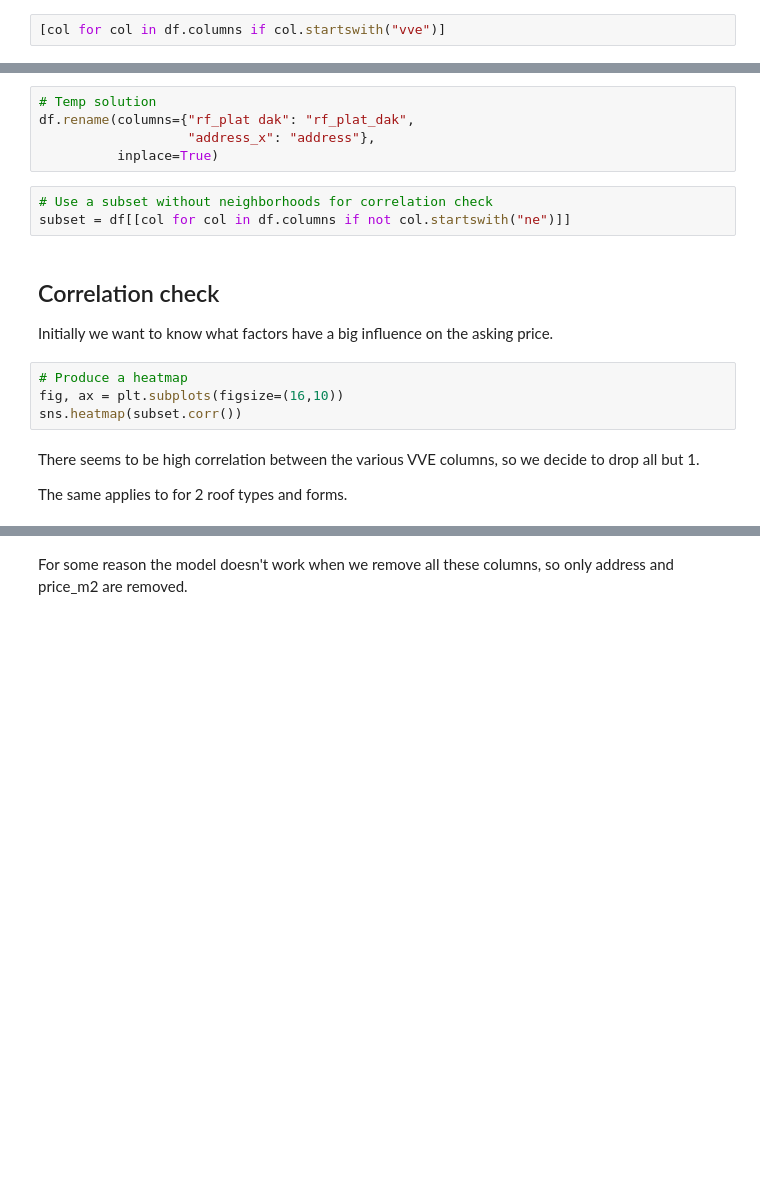
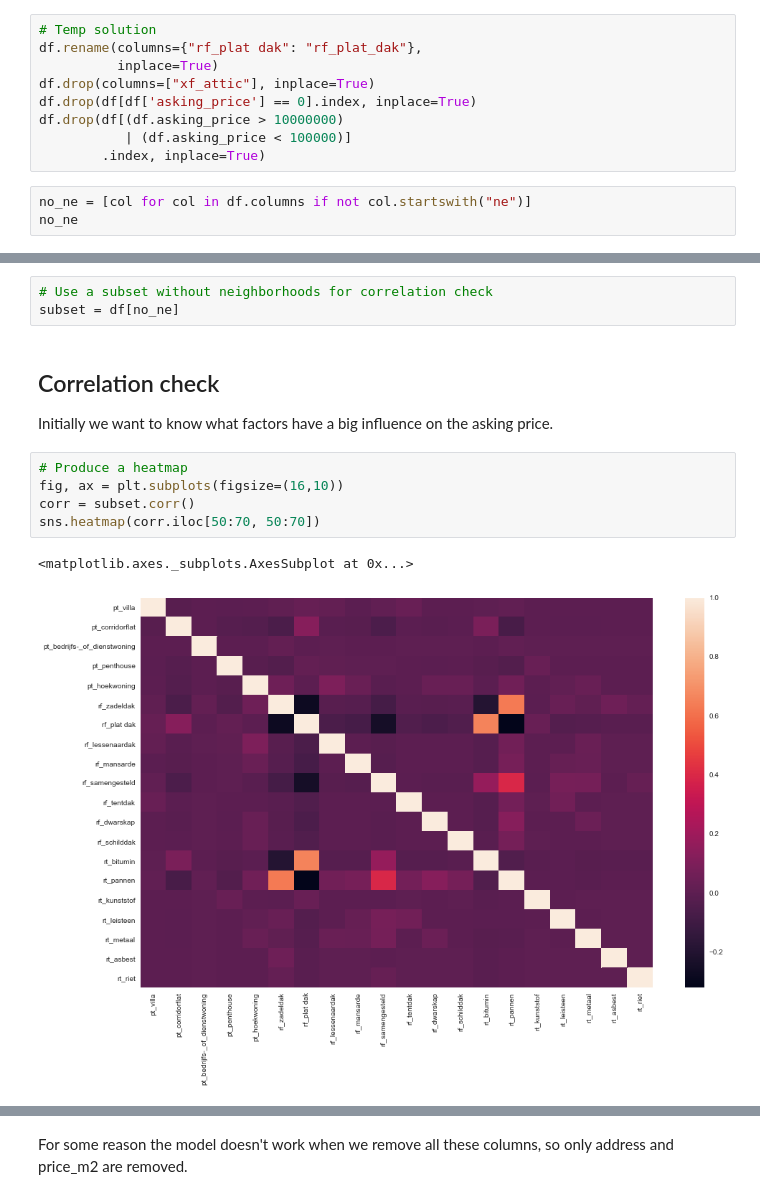
Before and after one commit to therinz/dutch-housing, a Jupyter notebook: notebooks/explore_data.ipynb, the cells around one changed output, grey strips where cells are left out. Saved outputs shown, nothing was run; the diff lists cells and outputs as text; blank space fills up the shorter version.

```diff
--- a/notebooks/explore_data.ipynb
+++ b/notebooks/explore_data.ipynb
@@ -19,2 +23,12 @@ df = pd.read_pickle("../data/intermediate.pkl")
+# %%
+# Temp solution
+df.rename(columns={"rf_plat dak": "rf_plat_dak"},
+          inplace=True)
+df.drop(columns=["xf_attic"], inplace=True)
+df.drop(df[df['asking_price'] == 0].index, inplace=True)
+df.drop(df[(df.asking_price > 10000000)
+           | (df.asking_price < 100000)]
+        .index, inplace=True)
 # %%
-[col for col in df.columns if col.startswith("vve")]
+no_ne = [col for col in df.columns if not col.startswith("ne")]
+no_ne
@@ -21,19 +53,14 @@ df = pd.read_pickle("../data/intermediate.pkl")
-# %%
-# Temp solution
-df.rename(columns={"rf_plat dak": "rf_plat_dak",
-                   "address_x": "address"},
-          inplace=True)
 # %%
 # Use a subset without neighborhoods for correlation check
-subset = df[[col for col in df.columns if not col.startswith("ne")]]
+subset = df[no_ne]
 # %% [markdown]
 ## Correlation check
 Initially we want to know what factors have a big influence on the asking price.
 # %%
 # Produce a heatmap
 fig, ax = plt.subplots(figsize=(16,10))
-sns.heatmap(subset.corr())
+corr = subset.corr()
+sns.heatmap(corr.iloc[50:70, 50:70])
+# %% [output]
+<matplotlib.axes._subplots.AxesSubplot at 0x...>
+[figure, added]
-# %% [markdown]
-There seems to be high correlation between the various VVE columns, so we decide to drop all but 1.
-
-The same applies to for 2 roof types and forms.
```
Also changed, not shown: parts of 20 cells of this notebook, 5 other files.
